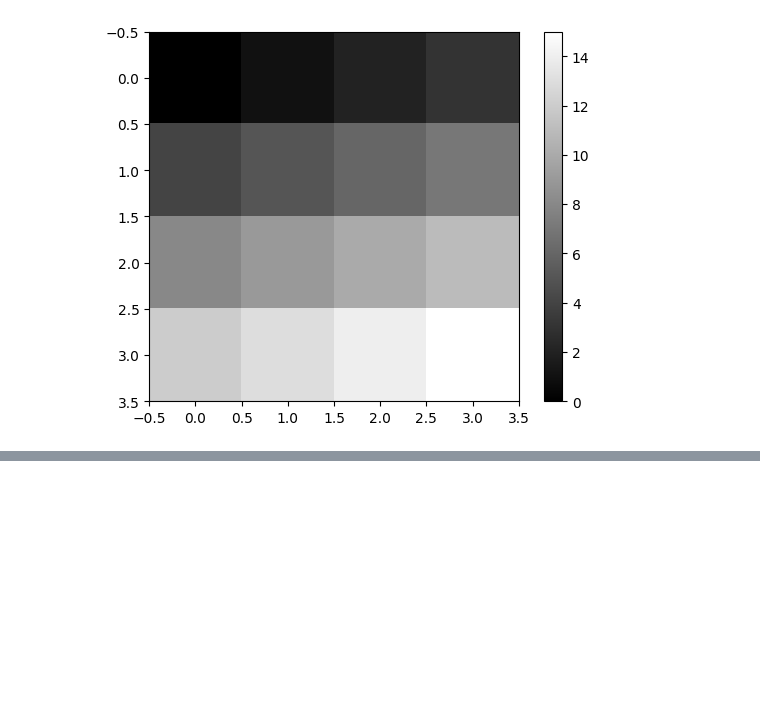
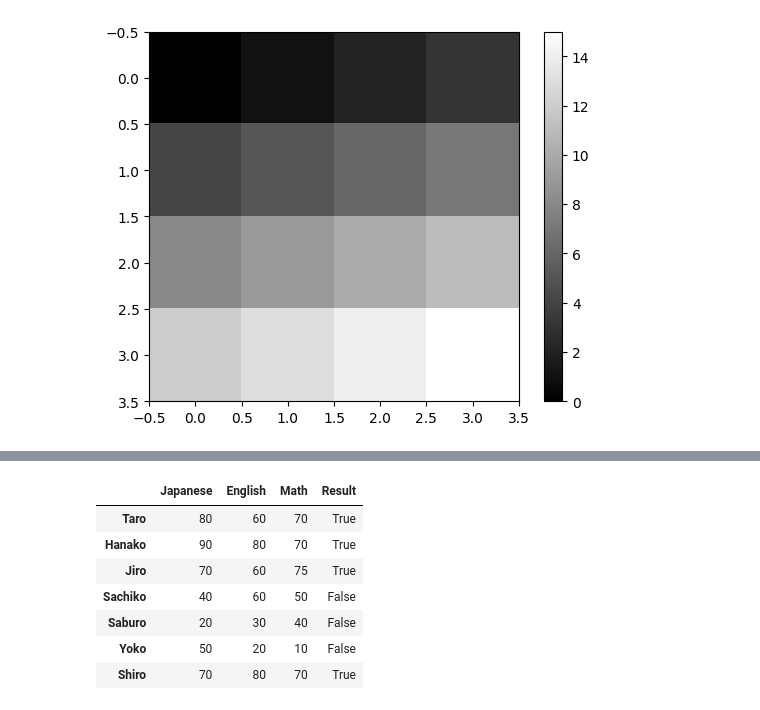
Before and after one commit to nomush99/artificial-intelligence-technology-textbook_20230421_2, a Jupyter notebook: 人工知能技術の教科書_20230420.ipynb, the cells around one changed output, grey strips where cells are left out. Drawn from its saved outputs; the diff is of its cells as text; code cells hidden in the pictures; blank space fills up the shorter version.

```diff
--- a/人工知能技術の教科書_20230420.ipynb
+++ b/人工知能技術の教科書_20230420.ipynb
@@ -478,0 +632,12 @@ plt.show()
+# %%
+a.loc['Shiro'] = pd.Series([70,80,70,True], index=['Japanese','English','Math','Result'], name='Shiro')
+a
+# %% [output]
+|  | Japanese | English | Math | Result |
+| Taro | 80 | 60 | 70 | True |
+| Hanako | 90 | 80 | 70 | True |
+| Jiro | 70 | 60 | 75 | True |
+| Sachiko | 40 | 60 | 50 | False |
+| Saburo | 20 | 30 | 40 | False |
+| Yoko | 50 | 20 | 10 | False |
+| Shiro | 70 | 80 | 70 | True |
```
Also changed, not shown: parts of 18 cells of this notebook.
